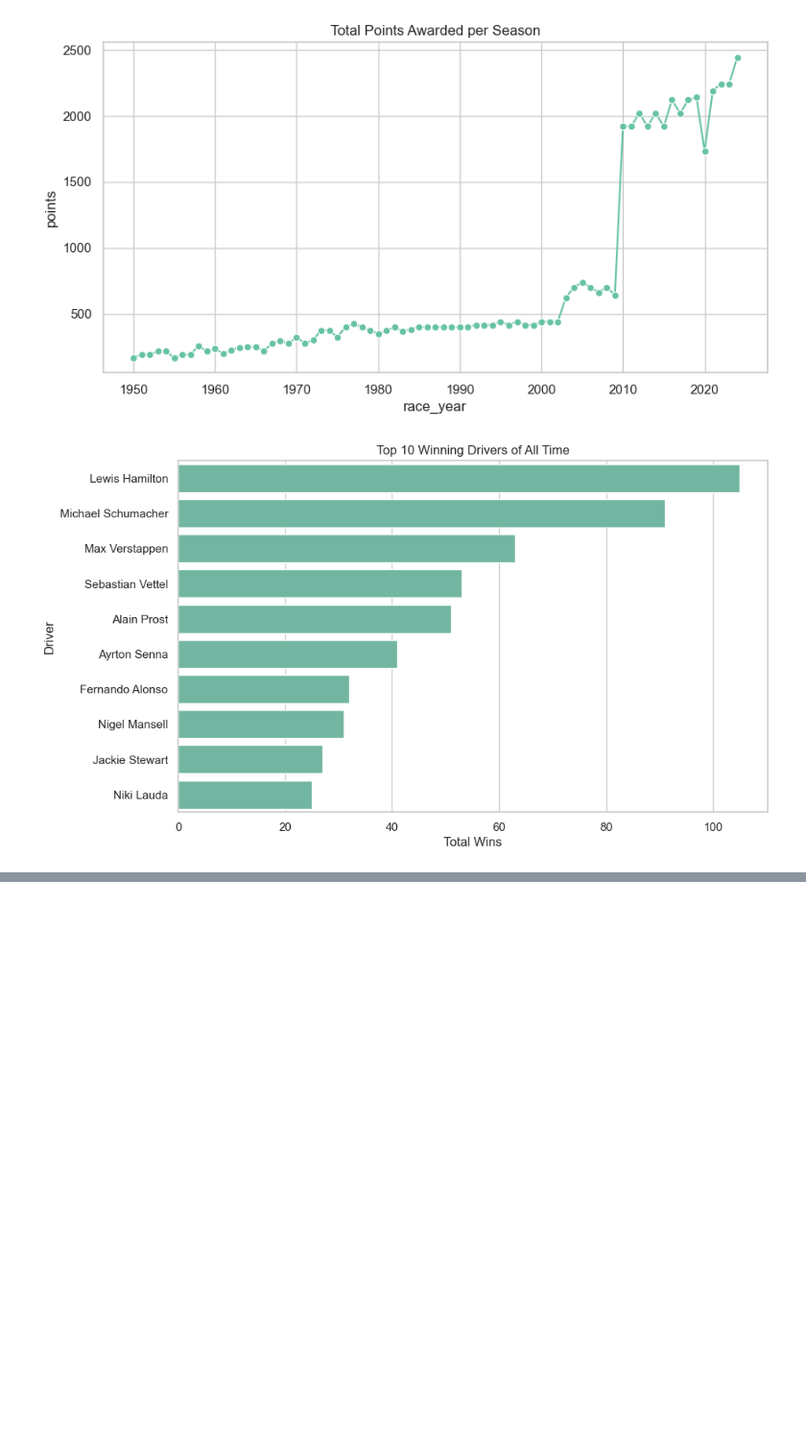
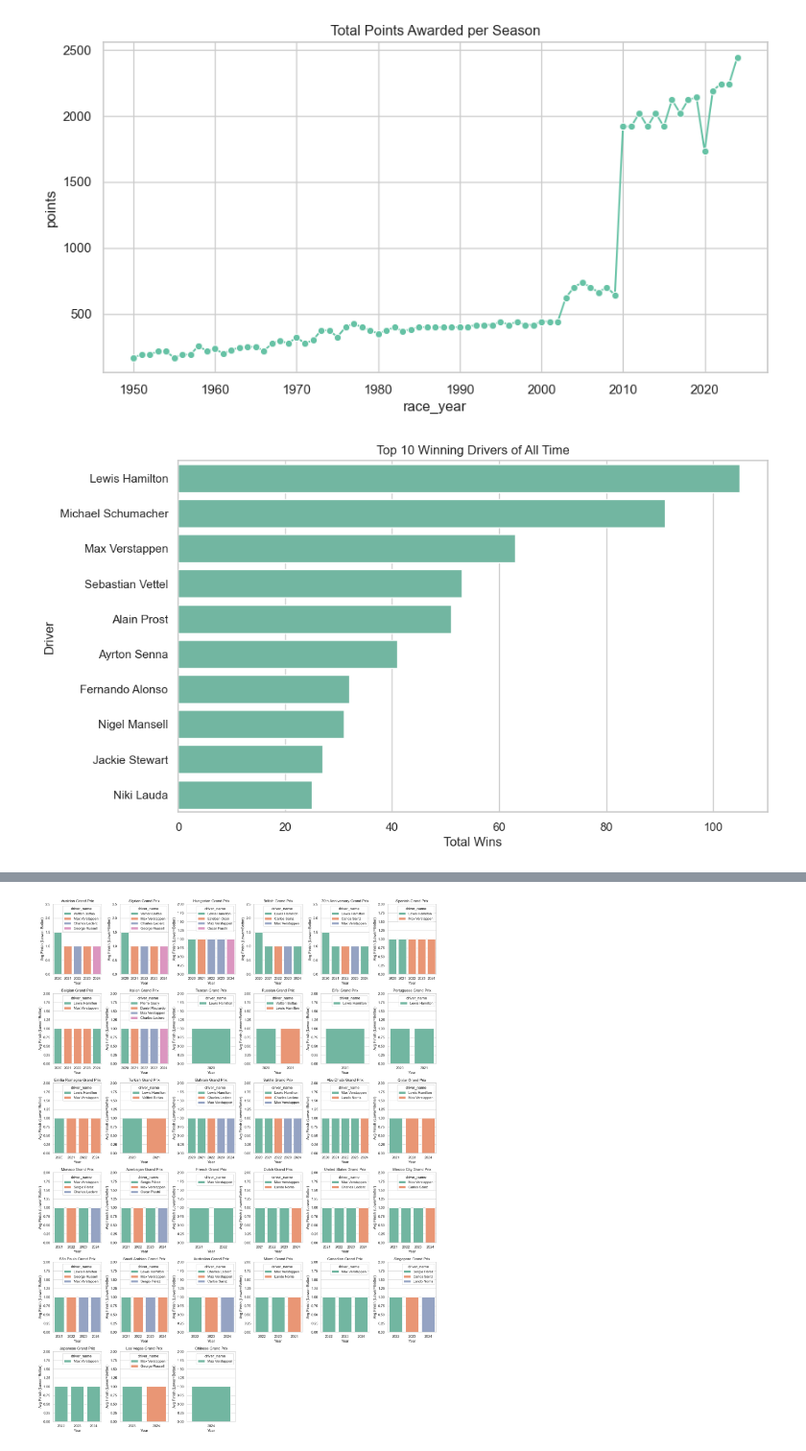
Before and after one commit to lxeiel/F1-Analytics, a Jupyter notebook: EDA.ipynb, the cells around one changed output, grey strips where cells are left out. Shown at 96% size. Cells and saved outputs as stored; diff of their text form; code cells hidden in the pictures; blank space fills up the shorter version.

```diff
--- a/EDA.ipynb
+++ b/EDA.ipynb
@@ -284,0 +371,59 @@ Races: (1125, 18)  | Drivers: (861, 9)  | Results: (26759, 18)
+# %%
+# --- Settings ---
+years = range(2020, 2025)
+races_filtered = races[races['year'].isin(years)]
+unique_circuits = races_filtered[['circuitId','name']].drop_duplicates().reset_index(drop=True)
+num_cols = 6
+num_circuits = len(unique_circuits)
+num_rows = math.ceil(num_circuits / num_cols)
+
+# --- Create subplots ---
+fig, axes = plt.subplots(num_rows, num_cols, figsize=(18, num_rows*4), squeeze=False)
+axes = axes.flatten()
+
+for idx, row in unique_circuits.iterrows():
+    ax = axes[idx]
+    circuit_id = row['circuitId']
+    circuit_name = row['name']
+
+    # Filter races for this circuit
+    circuit_races = races_filtered[races_filtered['circuitId'] == circuit_id]
+
+    top_drivers = []
+    for yr in years:
+        races_year = circuit_races[circuit_races['year'] == yr]
+        results_year = results[results['raceId'].isin(races_year['raceId'])]
+        merged_year = results_year.merge(drivers[['driverId','forename','surname']], on='driverId')
+        merged_year['driver_name'] = merged_year['forename'] + ' ' + merged_year['surname']
+
+        if not merged_year.empty:
+            driver_avg = merged_year.groupby('driver_name')['positionOrder'].mean().reset_index()
+            top_driver = driver_avg.loc[driver_avg['positionOrder'].idxmin()]
+            top_driver['year'] = yr
+            top_drivers.append(top_driver)
+
+    top_drivers_df = pd.DataFrame(top_drivers)
+
+    if not top_drivers_df.empty:
+        sns.barplot(
+            data=top_drivers_df,
+            x='year',
+            y='positionOrder',
+            hue='driver_name',
+            ax=ax
+        )
+        ax.set_title(circuit_name)
+        ax.set_ylabel("Avg Finish (Lower=Better)")
+        ax.set_xlabel("Year")
+        ax.set_ylim(0, top_drivers_df['positionOrder'].max()+1)
+    else:
+        ax.axis('off')  # hide axes if no data
+
+# Remove any extra empty subplots
+for j in range(idx+1, len(axes)):
+    axes[j].axis('off')
+
+plt.tight_layout()
+plt.show()
+# %% [output]
+[figure, added]
```
Also changed, not shown: parts of 6 cells of this notebook.
